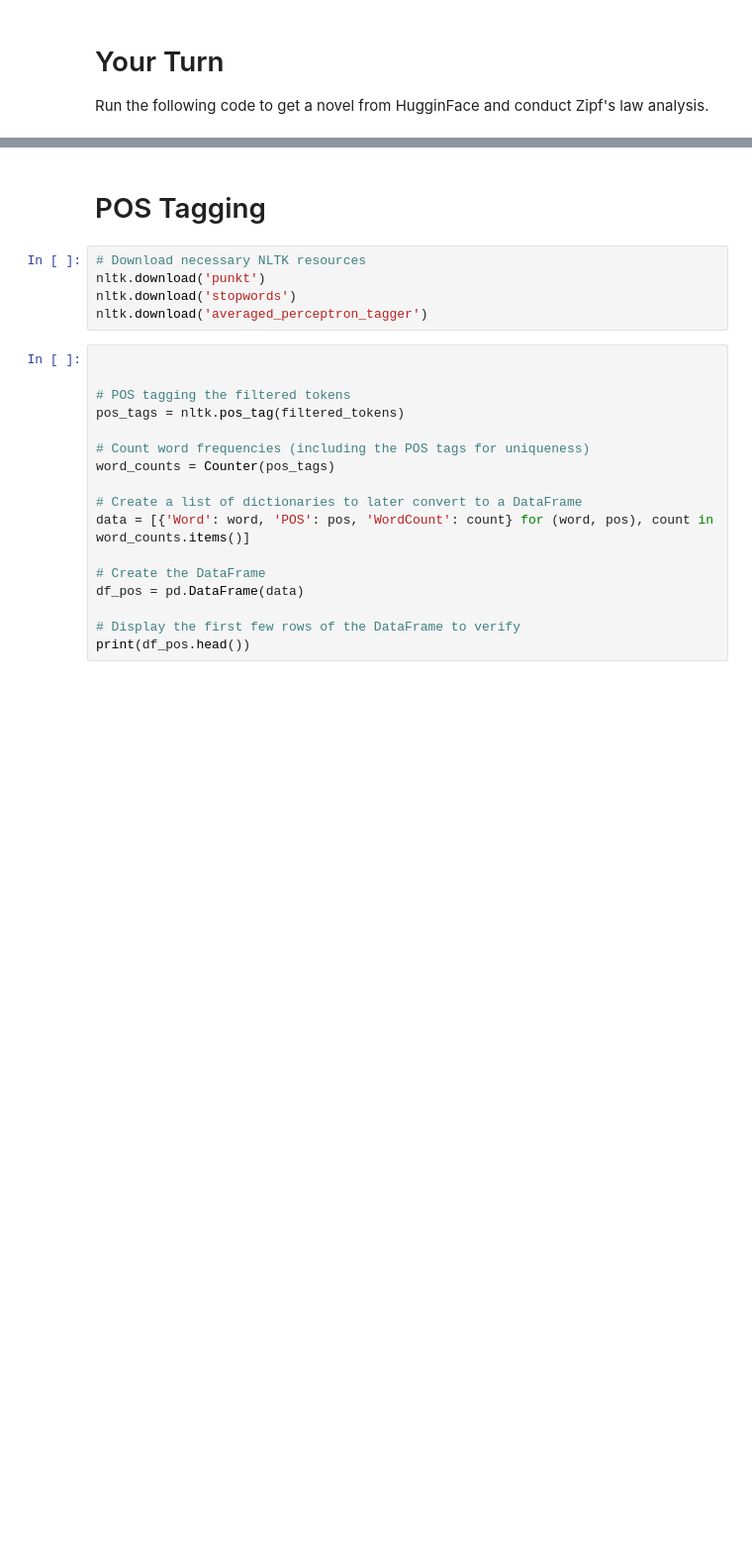
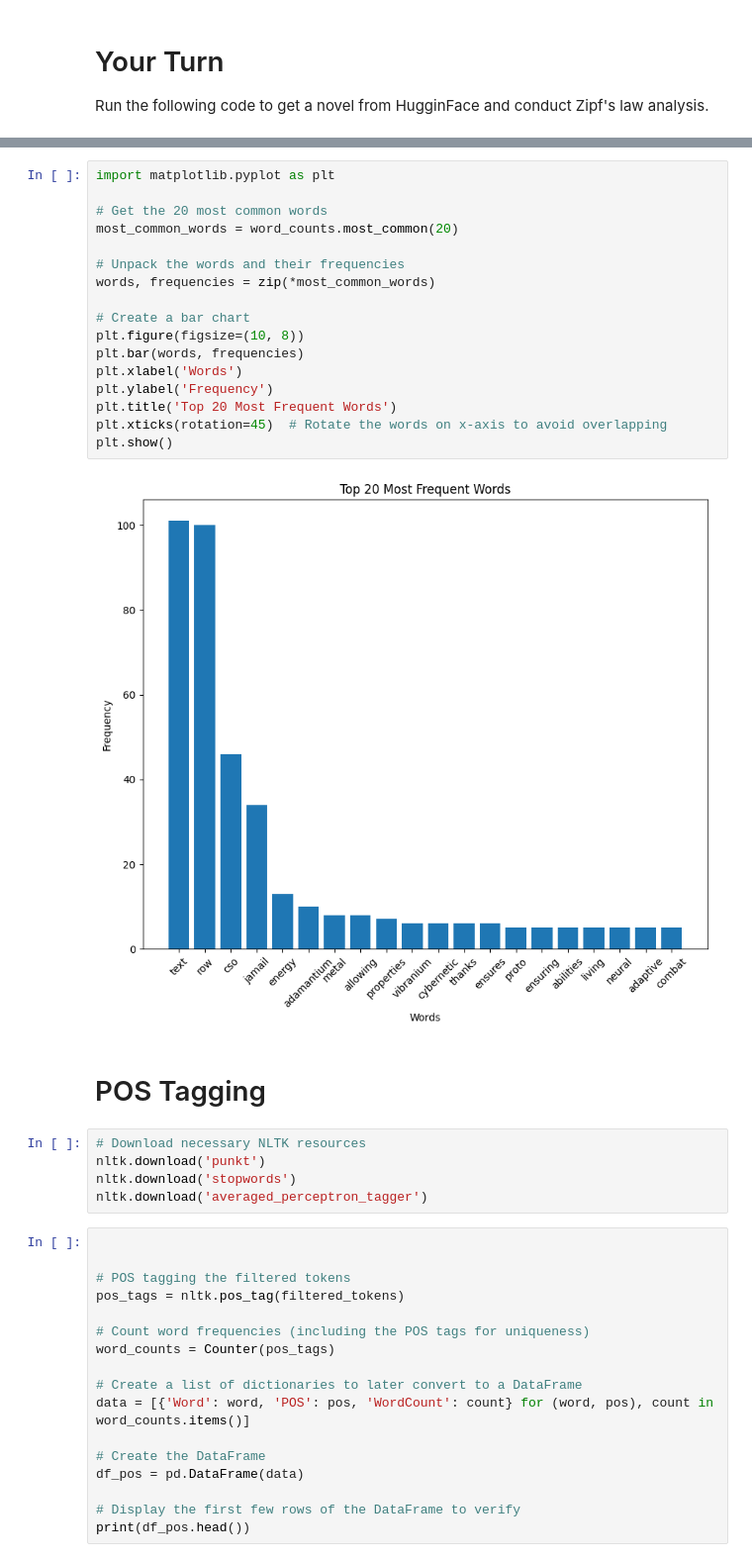
Before and after one commit to DylanCTY/Trial-space, a Jupyter notebook: Lecture2(0430).ipynb, the cells around one changed output, grey strips where cells are left out. Shown at 99% size. Drawn from its saved outputs; the diff is of its cells as text; blank space fills up the shorter version.

```diff
--- a/Lecture2(0430).ipynb
+++ b/Lecture2(0430).ipynb
@@ -454,3 +540,22 @@ tokens = word_tokenize(text)
+# %%
+import matplotlib.pyplot as plt
+
+# Get the 20 most common words
+most_common_words = word_counts.most_common(20)
+
+# Unpack the words and their frequencies
+words, frequencies = zip(*most_common_words)
+
+# Create a bar chart
+plt.figure(figsize=(10, 8))
+plt.bar(words, frequencies)
+plt.xlabel('Words')
+plt.ylabel('Frequency')
+plt.title('Top 20 Most Frequent Words')
+plt.xticks(rotation=45)  # Rotate the words on x-axis to avoid overlapping
+plt.show()
+# %% [output]
+[figure, added]
 # %% [markdown]
 # POS Tagging
 # %%
```
Also changed, not shown: parts of 15 cells of this notebook.
